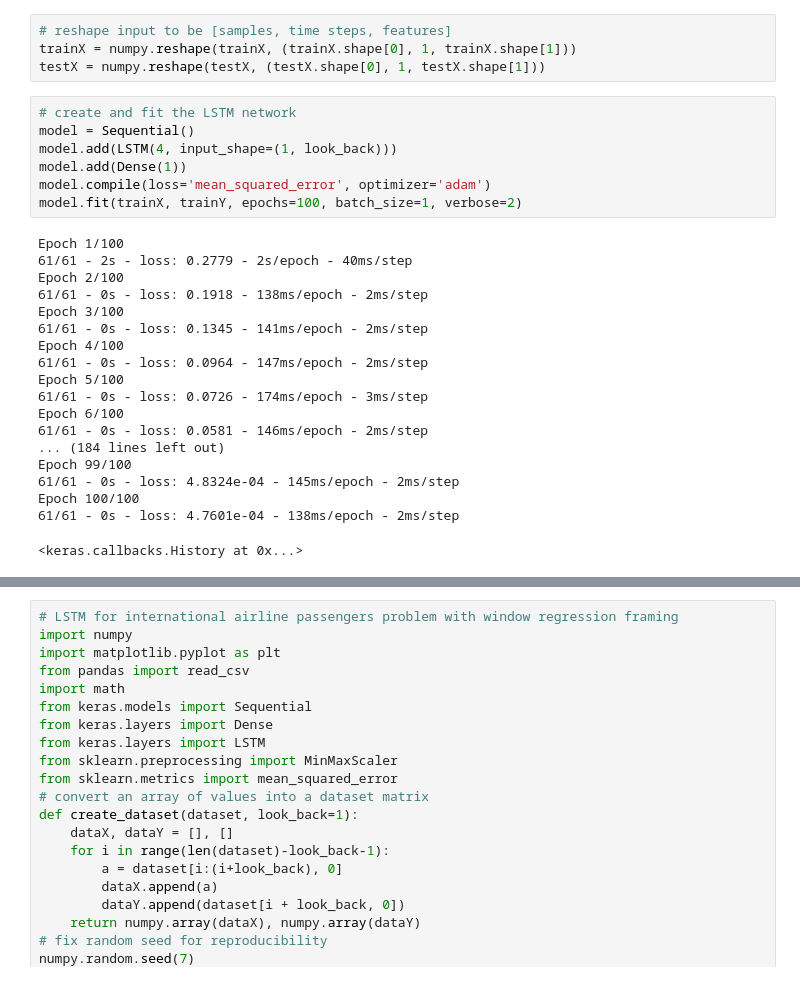
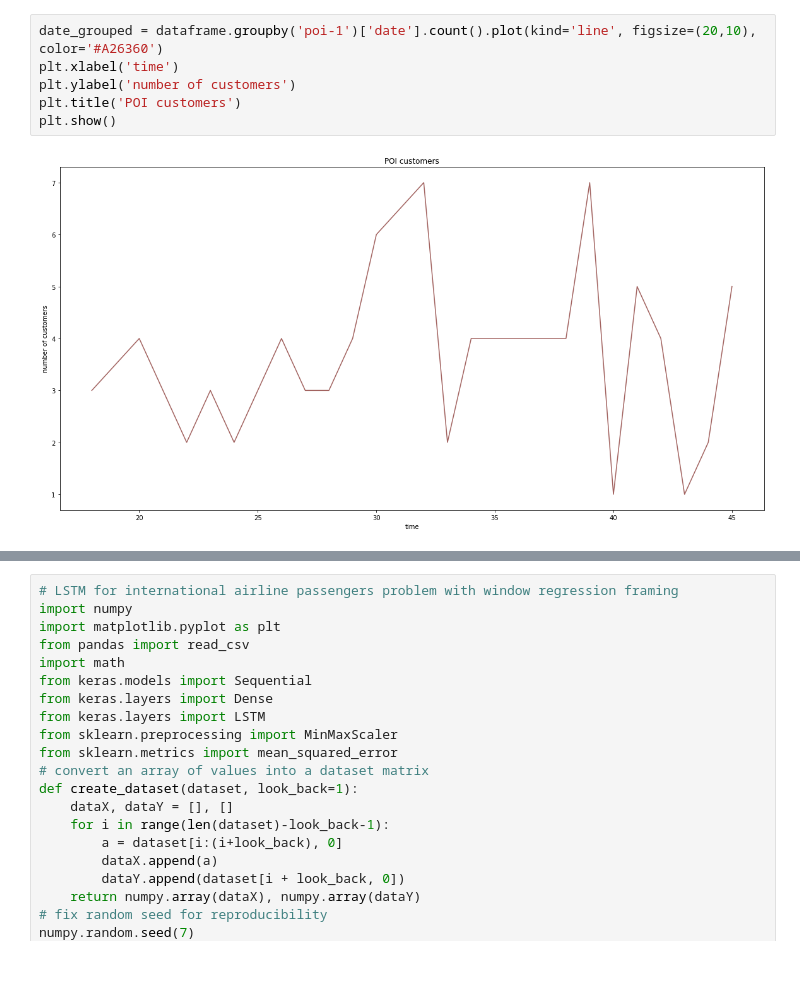
Before and after one commit to bhawishDeveloper/Data-cleaning-for-LSTM, a Jupyter notebook: lstm-1 prediction.ipynb, the cells around one changed output, grey strips where cells are left out. Drawn from its saved outputs; the diff is of its cells as text.

```diff
--- a/lstm-1 prediction.ipynb
+++ b/lstm-1 prediction.ipynb
@@ -90,30 +23,8 @@ print(testY)
-# %%
-# reshape input to be [samples, time steps, features]
-trainX = numpy.reshape(trainX, (trainX.shape[0], 1, trainX.shape[1]))
-testX = numpy.reshape(testX, (testX.shape[0], 1, testX.shape[1]))
-# %%
-# create and fit the LSTM network
-model = Sequential()
-model.add(LSTM(4, input_shape=(1, look_back)))
-model.add(Dense(1))
-model.compile(loss='mean_squared_error', optimizer='adam')
-model.fit(trainX, trainY, epochs=100, batch_size=1, verbose=2)
-# %% [output]
-Epoch 1/100
-61/61 - 2s - loss: 0.2779 - 2s/epoch - 40ms/step
-Epoch 2/100
-61/61 - 0s - loss: 0.1918 - 138ms/epoch - 2ms/step
-Epoch 3/100
-61/61 - 0s - loss: 0.1345 - 141ms/epoch - 2ms/step
-Epoch 4/100
-61/61 - 0s - loss: 0.0964 - 147ms/epoch - 2ms/step
-Epoch 5/100
-61/61 - 0s - loss: 0.0726 - 174ms/epoch - 3ms/step
-Epoch 6/100
-61/61 - 0s - loss: 0.0581 - 146ms/epoch - 2ms/step
-... (184 lines left out)
-Epoch 99/100
-61/61 - 0s - loss: 4.8324e-04 - 145ms/epoch - 2ms/step
-Epoch 100/100
-61/61 - 0s - loss: 4.7601e-04 - 138ms/epoch - 2ms/step
-<keras.callbacks.History at 0x...>
+# %%
+date_grouped = dataframe.groupby('poi-1')['date'].count().plot(kind='line', figsize=(20,10), color='#A26360')
+plt.xlabel('time')
+plt.ylabel('number of customers')
+plt.title('POI customers')
+plt.show()
+# %% [output]
+[figure, added]
```
Also changed, not shown: parts of 30 cells of this notebook.
